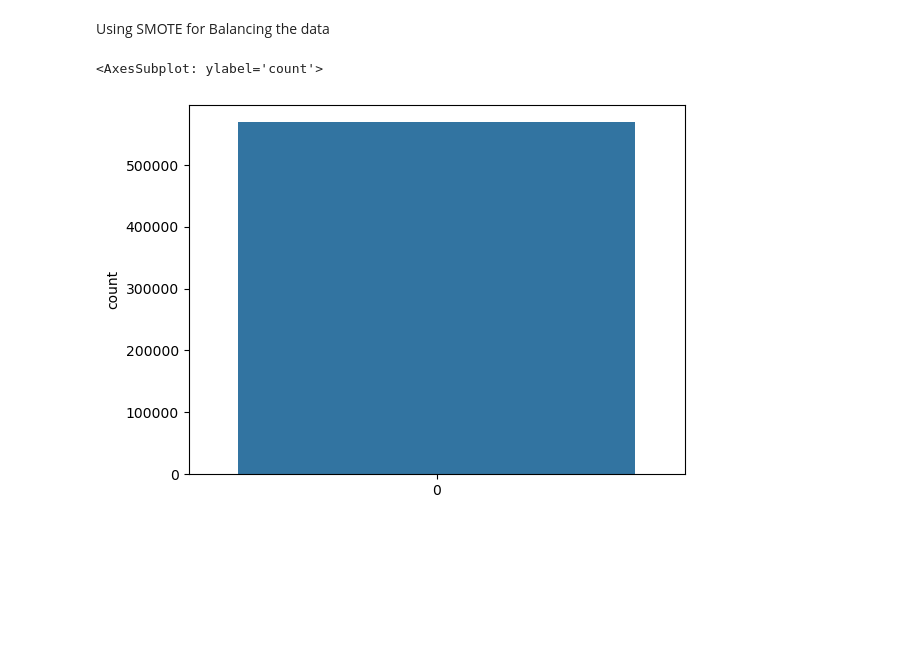
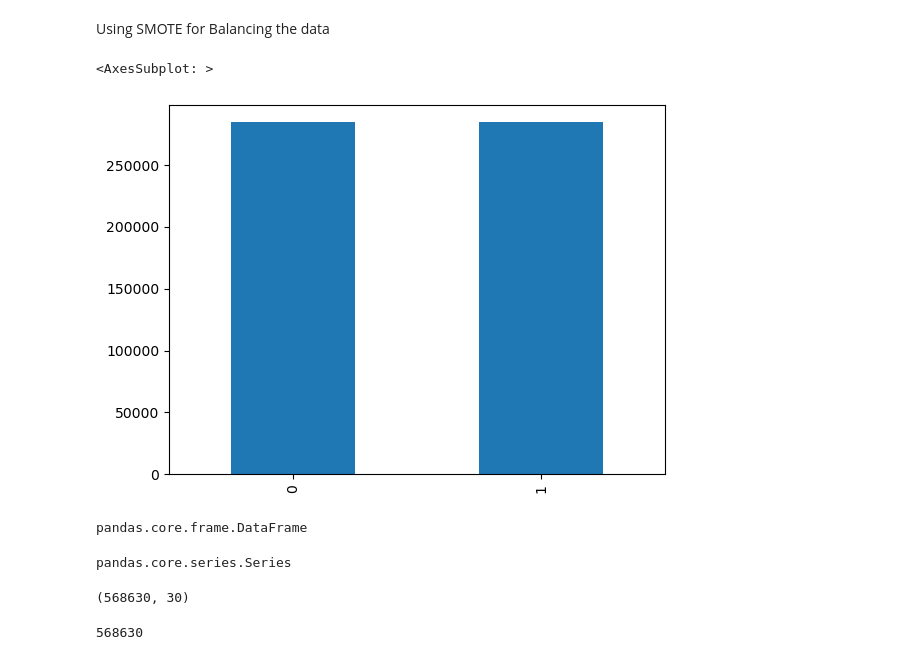
Before and after one commit to RoshanAswal/Credit-Card-Fraud-Detection, a Jupyter notebook: Fraud Detection.ipynb, the cells around one changed output. Drawn from its saved outputs; the diff is of its cells as text; code cells hidden in the pictures; blank space fills up the shorter version.

```diff
--- a/Fraud Detection.ipynb
+++ b/Fraud Detection.ipynb
@@ -97,7 +87,25 @@ Using SMOTE for Balancing the data
 # %%
 sm=RandomOverSampler(sampling_strategy='minority')
 x_train_res,y_train_res=sm.fit_resample(data,y)
-sb.countplot(y_train_res)
-# %% [output]
-<AxesSubplot: ylabel='count'>
-[figure, removed]
+# %%
+counts=y_train_res.value_counts()
+counts.plot(kind='bar')
+# %% [output]
+<AxesSubplot: >
+[figure, added]
+# %%
+type(x_train_res)
+# %% [output]
+pandas.core.frame.DataFrame
+# %%
+type(y_train_res)
+# %% [output]
+pandas.core.series.Series
+# %%
+x_train_res.shape
+# %% [output]
+(568630, 30)
+# %%
+len(y_train_res)
+# %% [output]
+568630
```
Also changed, not shown: parts of 7 cells of this notebook.
